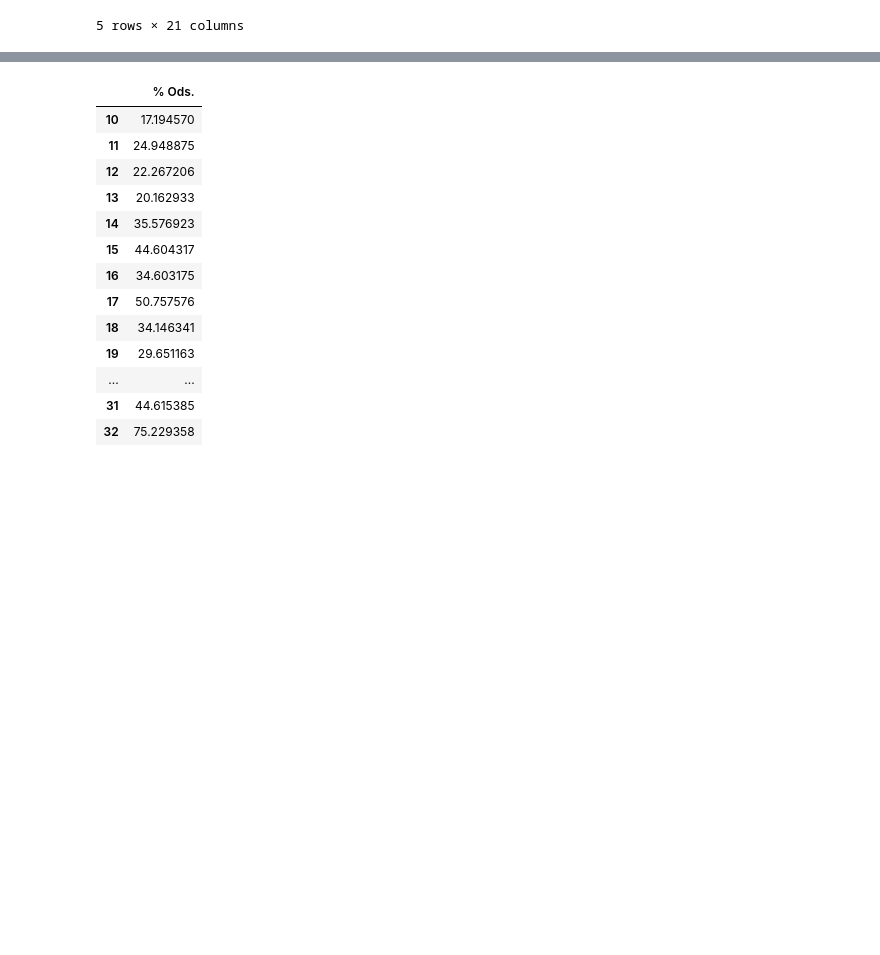
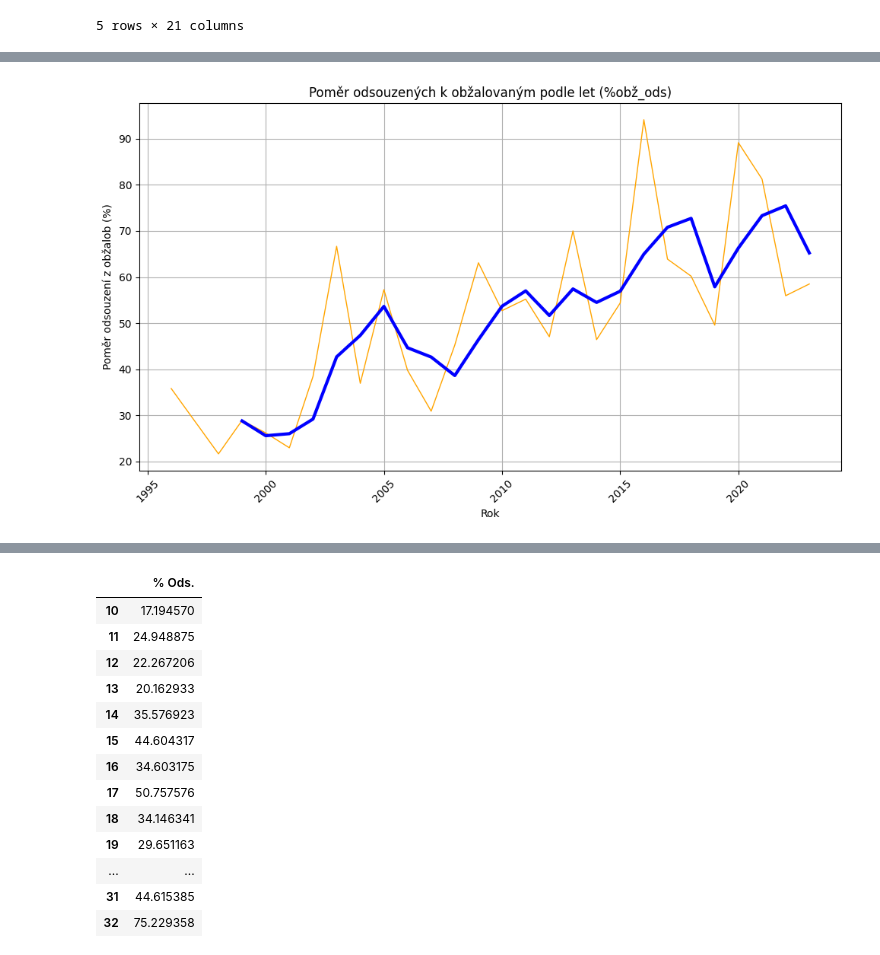
Before and after one commit to DamiTheCraftyPythonista/Thesis, a Jupyter notebook: Hate_crimes_CZ.ipynb, the cells around one changed output, grey strips where cells are left out. Saved outputs shown, nothing was run; the diff lists cells and outputs as text; code cells hidden in the pictures; blank space fills up the shorter version.

```diff
--- a/Hate_crimes_CZ.ipynb
+++ b/Hate_crimes_CZ.ipynb
@@ -16,0 +41,10 @@ data.head()
+# %%
+data_obž_ods = data[['rok ', 'Unnamed: 17', 'Unnamed: 18']].dropna()
+
+data_obž_ods.columns = ['rok', 'Obž.', 'Ods.']
+
+data_obž_ods['%obž_ods'] = (data_obž_ods['Ods.'] / data_obž_ods['Obž.']) * 100
+data_obž_ods['%obž_ods'] = data_obž_ods['%obž_ods'].round(0)
+data_obž_ods['%obž_ods_MA3'] = data_obž_ods['%obž_ods'].rolling(window=3).mean()
+
+data_obž_ods.head()
@@ -17 +58,17 @@ data.head()
+# %%
+plt.figure(figsize=(10, 6))
+plt.plot(data_obž_ods['rok'], data_obž_ods['%obž_ods'], color='orange', linewidth=1)
+plt.plot(data_obž_ods['rok'], data_obž_ods['%obž_ods_MA3'], color='blue', linewidth=3, label='MA3')
+
+plt.title('Poměr odsouzených k obžalovaným podle let (%obž_ods)')
+plt.xlabel('Rok')
+plt.ylabel('Poměr odsouzení z obžalob (%)')
+
+plt.grid(True)
+plt.xticks(rotation=45)
+plt.tight_layout()
+
+plt.show()
+# %% [output]
+[figure, added]
 # %%
```
Also changed, not shown: parts of 6 cells of this notebook.
